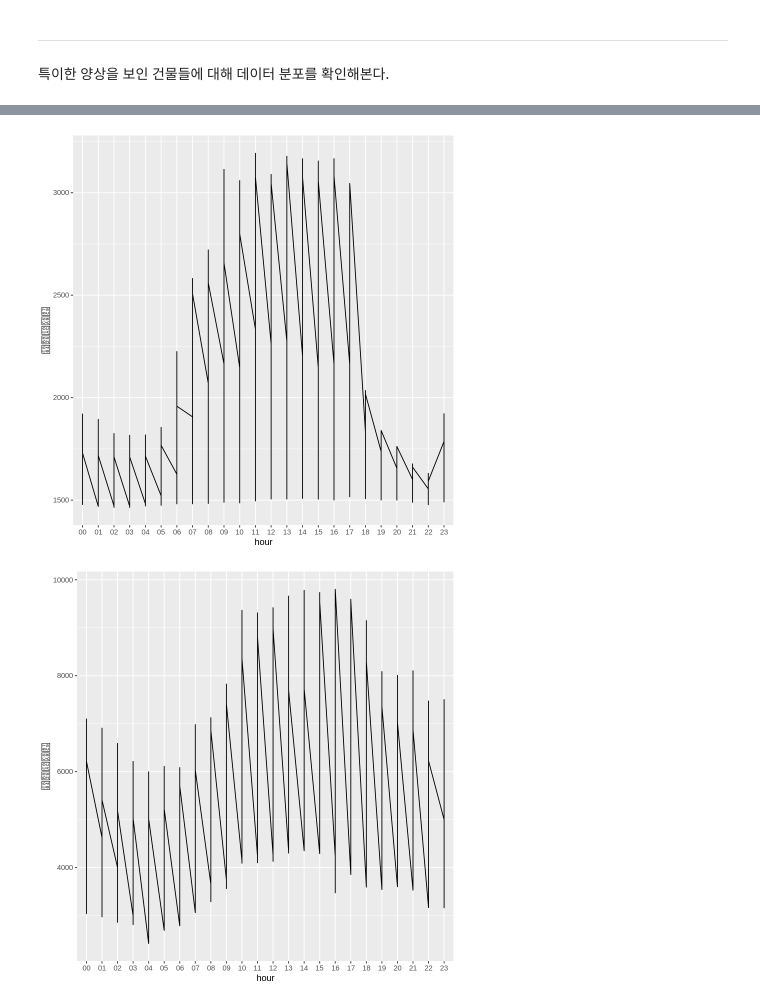
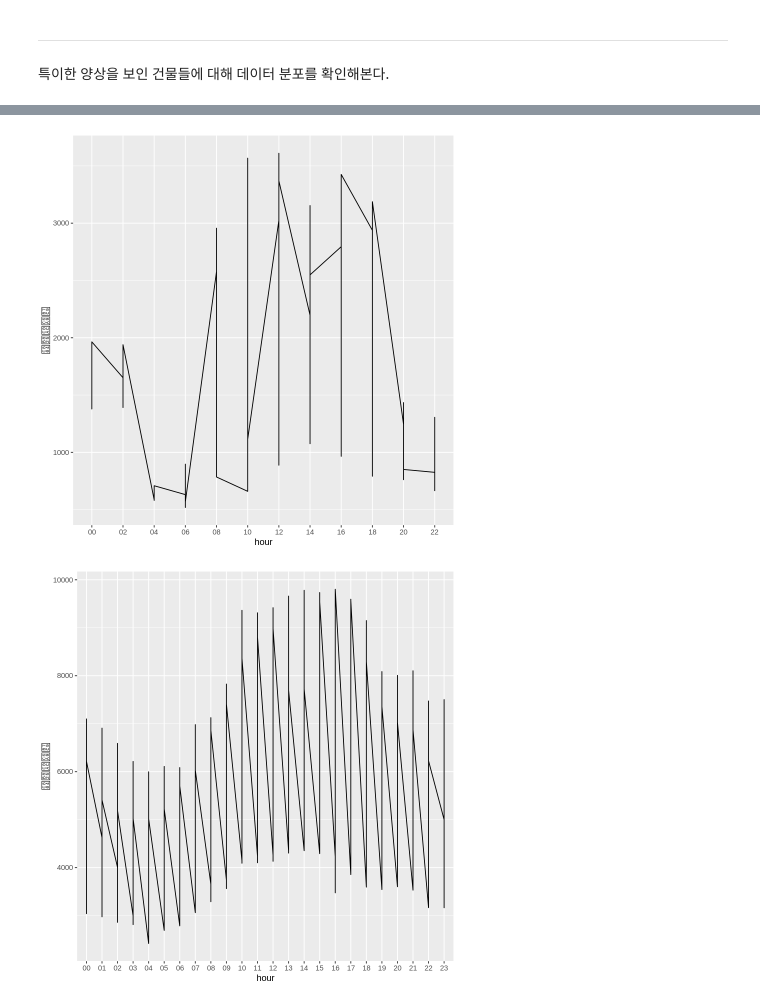
Before and after one commit to mjiii25/prac_class, a Jupyter notebook: team-project.ipynb, the cells around one changed output, grey strips where cells are left out. Drawn from its saved outputs; the diff is of its cells as text; code cells hidden in the pictures.

```diff
--- a/team-project.ipynb
+++ b/team-project.ipynb
@@ -278,0 +253,6 @@ A data.table: 6 × 4
+# %%
+dt_train_B <- dt_train[dt_train$num == c(2, 6, 7, 8, 13, 14, 16, 17, 18, 22, 23, 25, 26, 27, 37, 39, 45, 46, 47, 48, 52, 53, 54, 55, 56, 57), ]
+head(dt_train_B)
+
+#p_cl_B <- p_cl[p_cl$cl_grp == "B", ]
+#head(p_cl_B)
@@ -415,9 +347,9 @@ A data.table: 6 × 15
 # %%
-# B군집의 시간별 전력사용량 추이 : 37번 건물의 시간별 전력사용량
-ggplot(dt_train_B[dt_train_B$num == 37, ], aes(x=hour, y=전력사용량, group = 1)) +
+# 18번 건물의 시간별 전력사용량
+ggplot(dt_train_B[dt_train_B$num == 18, ], aes(x=hour, y=전력사용량, group = 1)) +
         geom_line()
 # %% [output]
-[figure, old version]
+[figure, new version]
 # %%
 # 30번 건물의 시간별 전력사용량
 ggplot(dt_train_B[dt_train_B$num == 30, ], aes(x=hour, y=전력사용량, group = 1)) +
```
Also changed, not shown: parts of 23 cells of this notebook.
